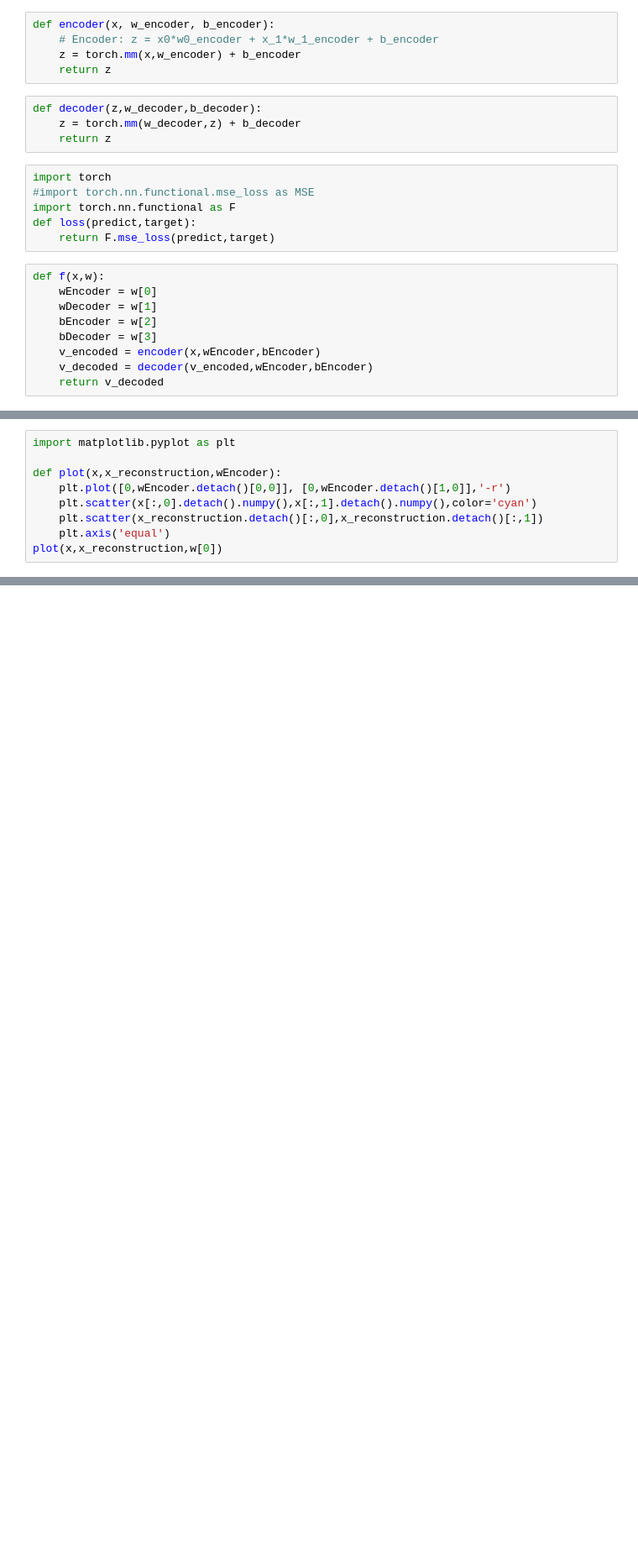
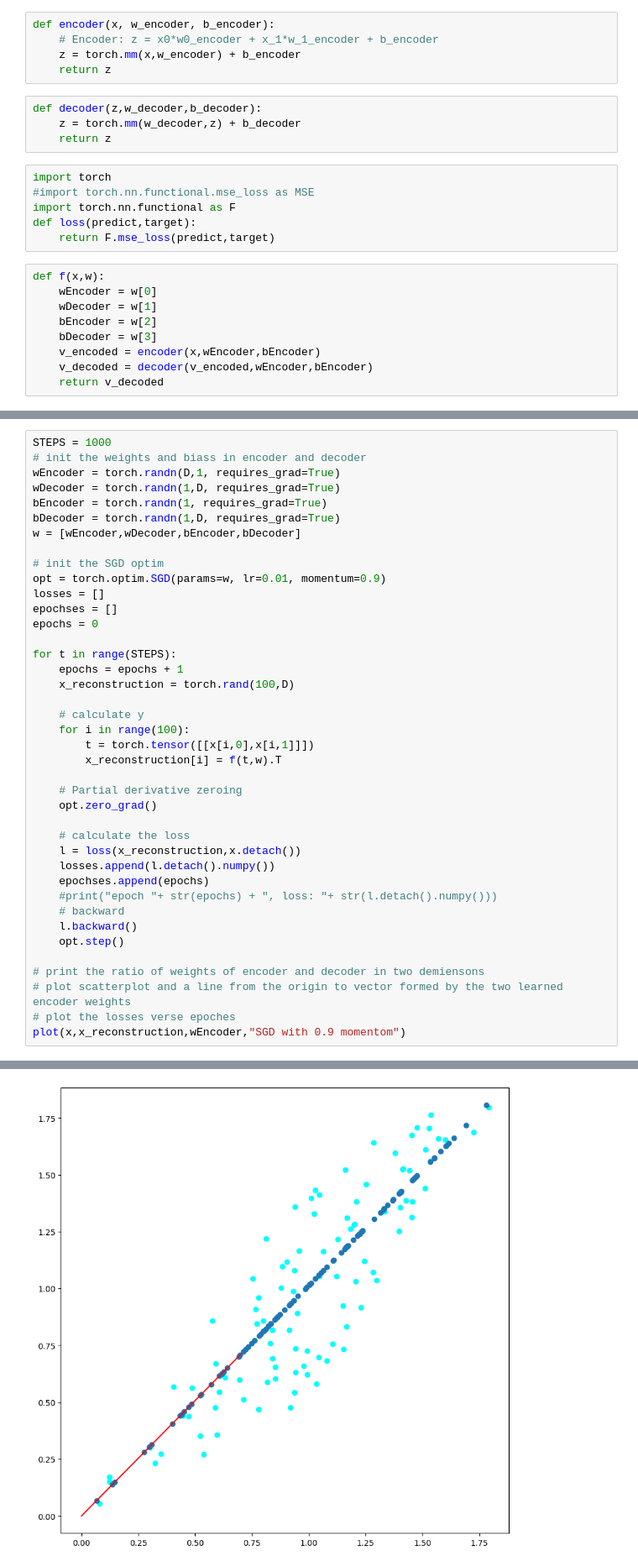
Before and after one commit to sisuy/COMP309-Assignment4, a Jupyter notebook: Part3/MyAutoencoder.ipynb, the cells around one changed output, grey strips where cells are left out. Shown at 84% size. Drawn from its saved outputs; the diff is of its cells as text; blank space fills up the shorter version.

```diff
--- a/Part3/MyAutoencoder.ipynb
+++ b/Part3/MyAutoencoder.ipynb
@@ -106,9 +138,0 @@ tensor(0.0185, grad_fn=<MseLossBackward0>)
-# %%
-import matplotlib.pyplot as plt
-
-def plot(x,x_reconstruction,wEncoder):
-    plt.plot([0,wEncoder.detach()[0,0]], [0,wEncoder.detach()[1,0]],'-r')
-    plt.scatter(x[:,0].detach().numpy(),x[:,1].detach().numpy(),color='cyan')
-    plt.scatter(x_reconstruction.detach()[:,0],x_reconstruction.detach()[:,1])
-    plt.axis('equal')
-plot(x,x_reconstruction,w[0])
@@ -121,0 +139,41 @@ saved.shape
+# %%
+STEPS = 1000
+# init the weights and biass in encoder and decoder
+wEncoder = torch.randn(D,1, requires_grad=True)
+wDecoder = torch.randn(1,D, requires_grad=True)
+bEncoder = torch.randn(1, requires_grad=True)
+bDecoder = torch.randn(1,D, requires_grad=True)
+w = [wEncoder,wDecoder,bEncoder,bDecoder]
+
+# init the SGD optim
+opt = torch.optim.SGD(params=w, lr=0.01, momentum=0.9)
+losses = []
+epochses = []
+epochs = 0
+
+for t in range(STEPS):
+    epochs = epochs + 1
+    x_reconstruction = torch.rand(100,D)
+
+    # calculate y
+    for i in range(100):
+        t = torch.tensor([[x[i,0],x[i,1]]])
+        x_reconstruction[i] = f(t,w).T
+
+    # Partial derivative zeroing
+    opt.zero_grad()
+
+    # calculate the loss
+    l = loss(x_reconstruction,x.detach())
+    losses.append(l.detach().numpy())
+    epochses.append(epochs)
+    #print("epoch "+ str(epochs) + ", loss: "+ str(l.detach().numpy()))
+    # backward
+    l.backward()
+    opt.step()
+
+# print the ratio of weights of encoder and decoder in two demiensons
+# plot scatterplot and a line from the origin to vector formed by the two learned encoder weights
+# plot the losses verse epoches
+plot(x,x_reconstruction,wEncoder,"SGD with 0.9 momentom")
+# %% [output]
@@ -121,0 +182 @@ saved.shape
+[figure, added]
```
Also changed, not shown: parts of 9 cells of this notebook.
